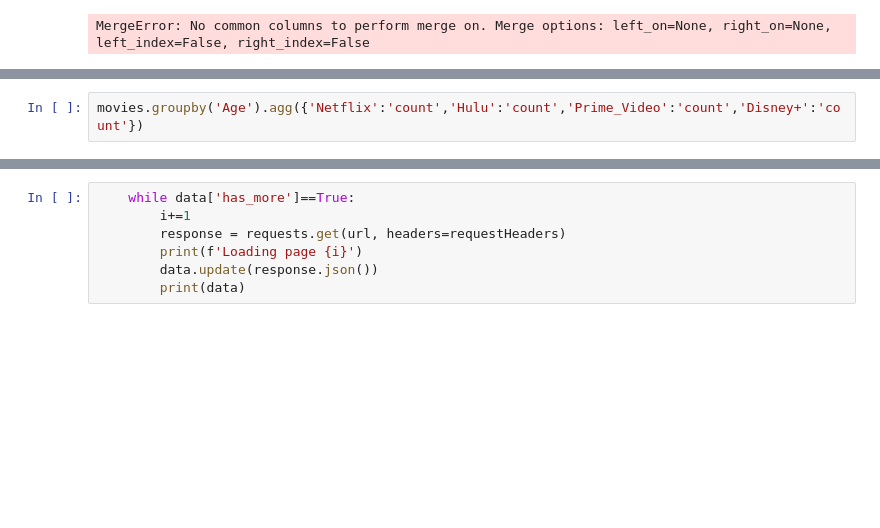
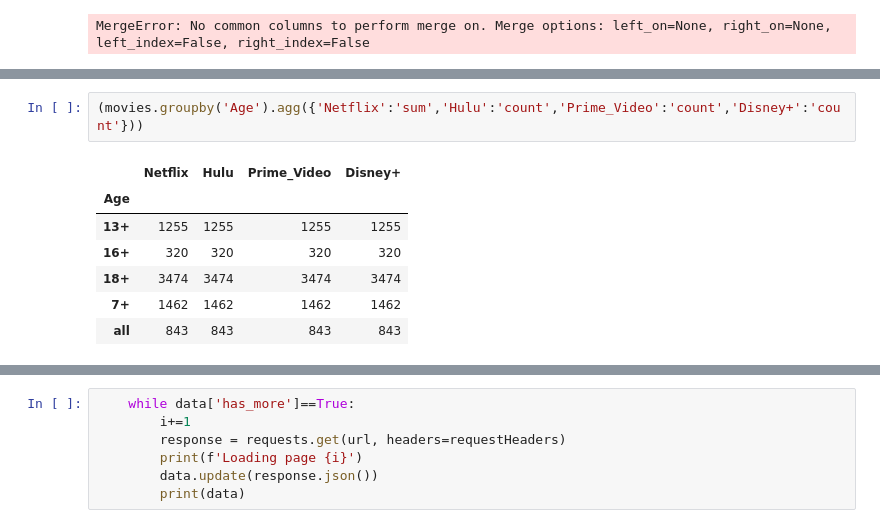
Before and after one commit to silviaherf/apis-project, a Jupyter notebook: src/API_movies.ipynb, the cells around one changed output, grey strips where cells are left out. Saved outputs shown, nothing was run; the diff lists cells and outputs as text; blank space fills up the shorter version.

```diff
--- a/src/API_movies.ipynb
+++ b/src/API_movies.ipynb
@@ -225,2 +234,10 @@ movies.head()
 # %%
-movies.groupby('Age').agg({'Netflix':'count','Hulu':'count','Prime_Video':'count','Disney+':'count'})
+(movies.groupby('Age').agg({'Netflix':'sum','Hulu':'count','Prime_Video':'count','Disney+':'count'}))
+# %% [output]
+|  | Netflix | Hulu | Prime_Video | Disney+ |
+| Age |  |  |  |  |
+| 13+ | 1255 | 1255 | 1255 | 1255 |
+| 16+ | 320 | 320 | 320 | 320 |
+| 18+ | 3474 | 3474 | 3474 | 3474 |
+| 7+ | 1462 | 1462 | 1462 | 1462 |
+| all | 843 | 843 | 843 | 843 |
```
Also changed, not shown: parts of 3 cells of this notebook, 2 other files.
